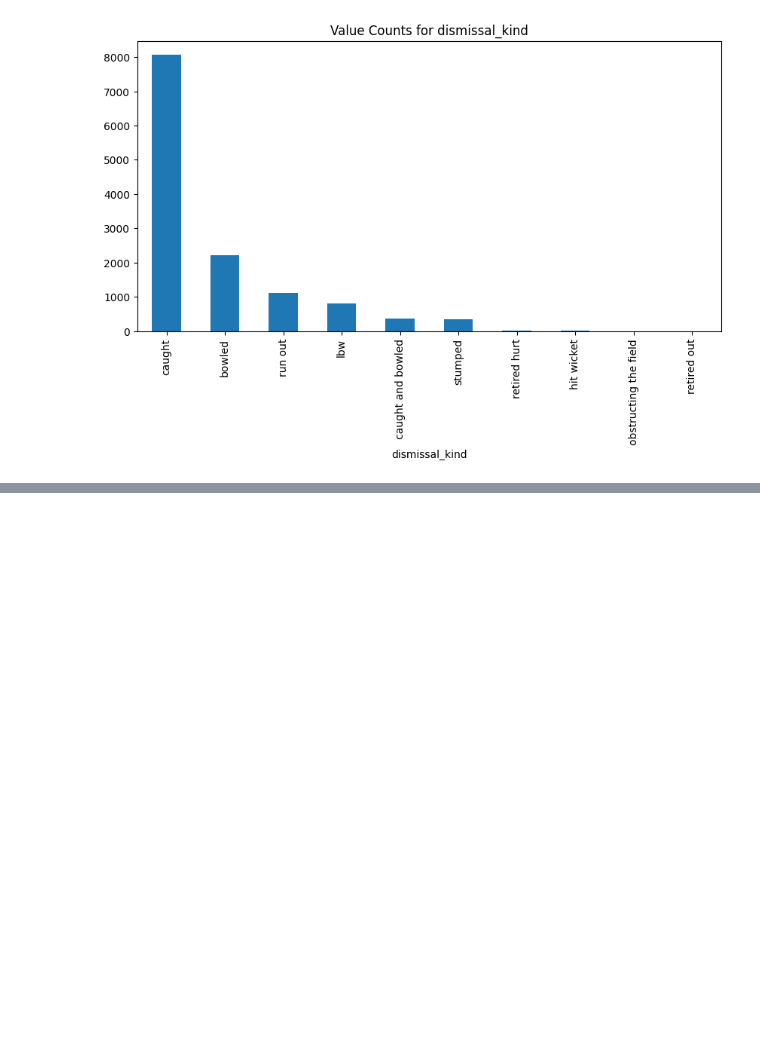
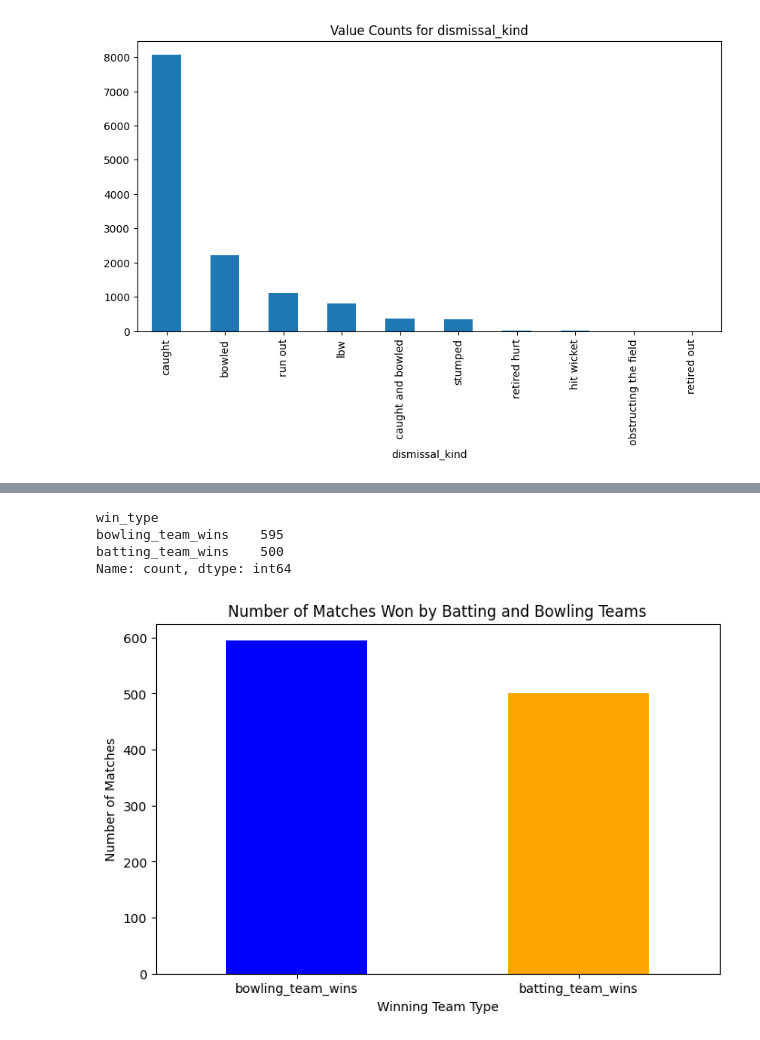
Before and after one commit to Yosemite0/Score_Predictor, a Jupyter notebook: eda.ipynb, the cells around one changed output, grey strips where cells are left out. Cells and saved outputs as stored; diff of their text form; code cells hidden in the pictures; blank space fills up the shorter version.

```diff
--- a/eda.ipynb
+++ b/eda.ipynb
@@ -405,0 +478,34 @@ Dr. Y.S. Rajasekhara Reddy ACA-VDCA Cricket Stadium, Visakhapatnam DYRRACSV
+# %%
+# Determine batting and bowling teams based on toss decision
+match_data['batting_team'] = match_data.apply(
+    lambda row: row['toss_winner'] if row['toss_decision'] == 'bat' else (row['team1'] if row['toss_winner'] == row['team2'] else row['team2']),
+    axis=1
+)
+match_data['bowling_team'] = match_data.apply(
+    lambda row: row['team1'] if row['batting_team'] == row['team2'] else row['team2'],
+    axis=1
+)
+
+# Determine if the batting or bowling team won
+match_data['winning_team'] = match_data['winner']
+match_data['win_type'] = match_data.apply(
+    lambda row: 'batting_team_wins' if row['winning_team'] == row['batting_team'] else 'bowling_team_wins',
+    axis=1
+)
+
+# Count the number of wins for each type
+win_counts = match_data['win_type'].value_counts()
+print(win_counts)
+# Plot the histogram
+win_counts.plot(kind='bar', color=['blue', 'orange'], figsize=(8, 5))
+plt.title('Number of Matches Won by Batting and Bowling Teams')
+plt.xlabel('Winning Team Type')
+plt.ylabel('Number of Matches')
+plt.xticks(rotation=0)
+plt.show()
+# %% [output]
+win_type
+bowling_team_wins    595
+batting_team_wins    500
+Name: count, dtype: int64
+[figure, added]
```
Also changed, not shown: parts of 5 cells of this notebook.
